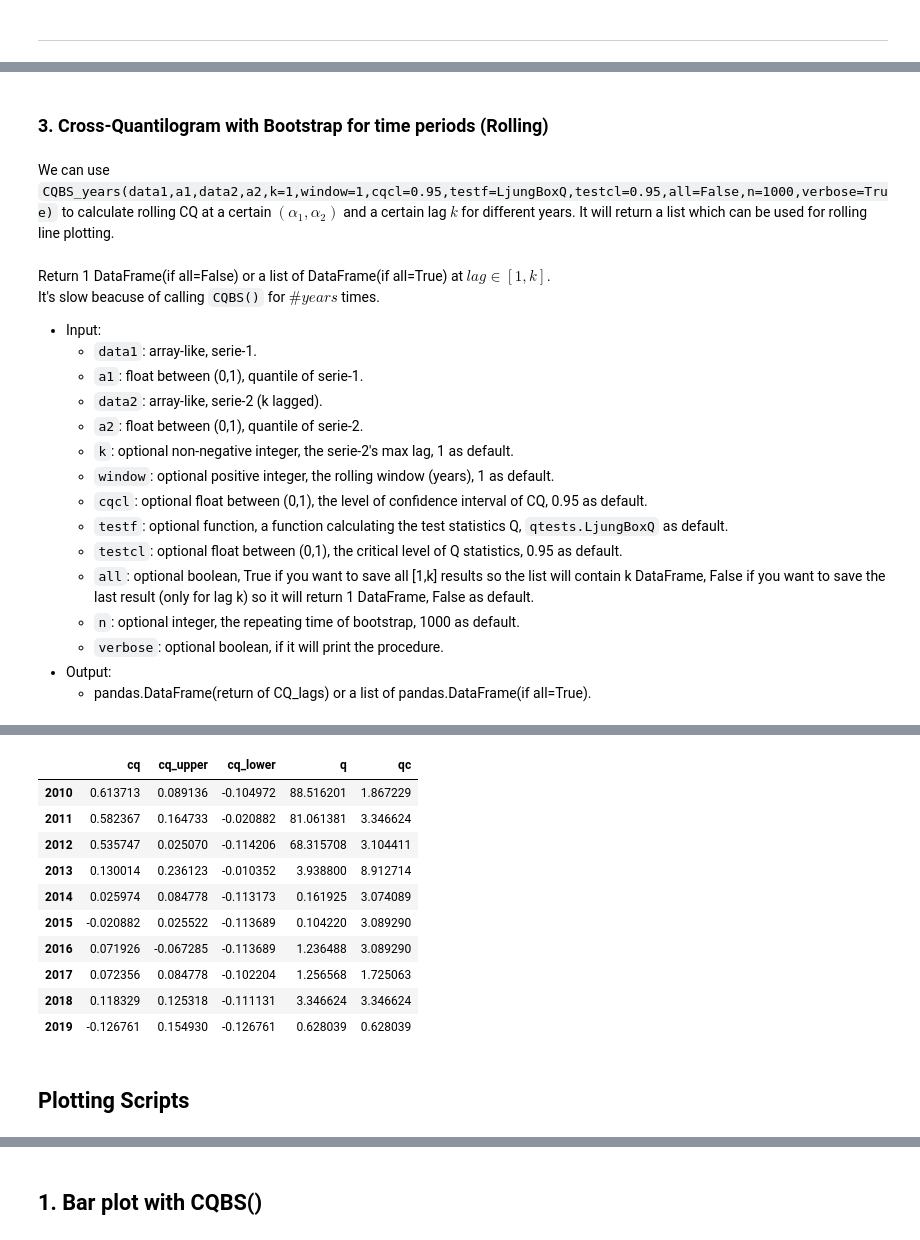
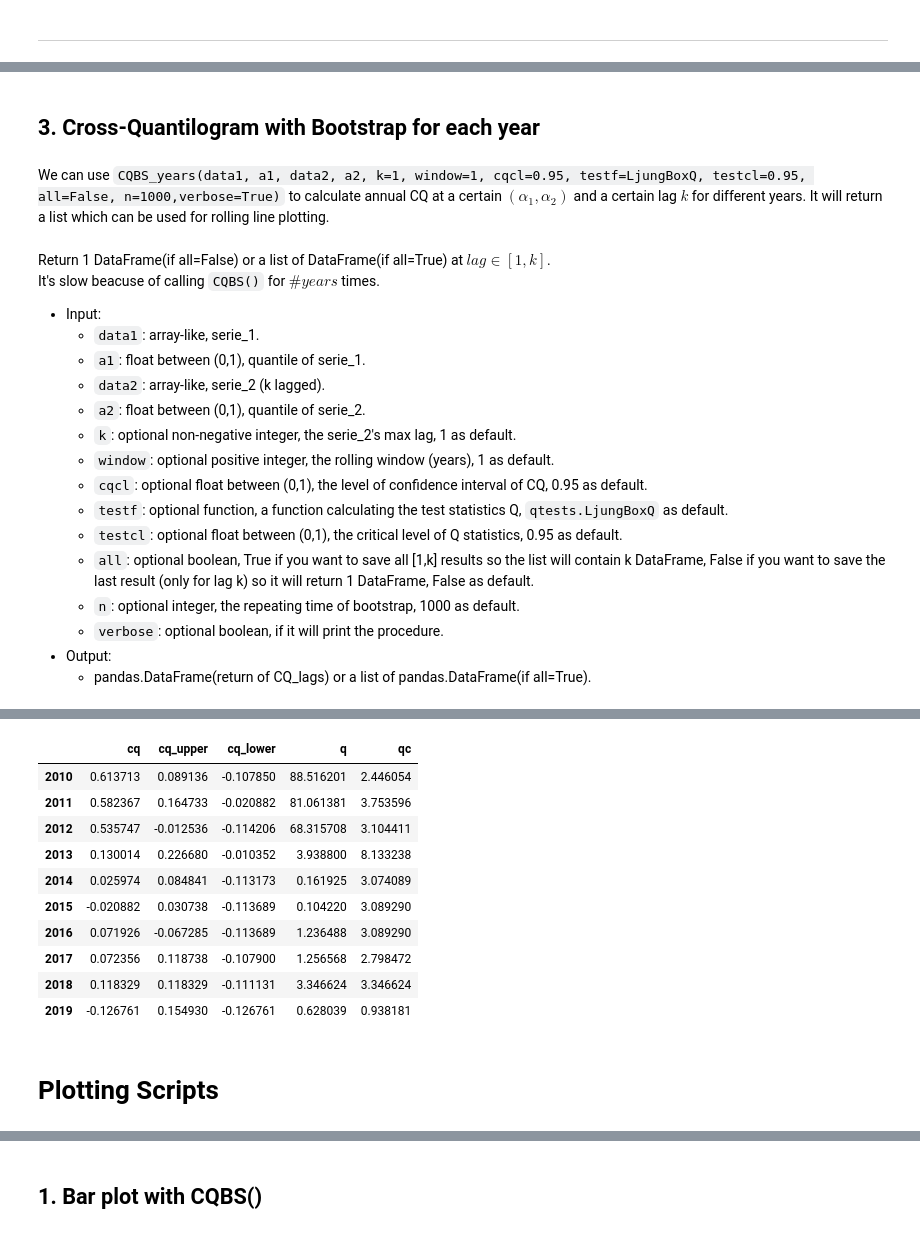
Before and after one commit to wangys96/Cross-Quantilogram, a Jupyter notebook: docs/User Guide.ipynb, the cells around one changed output, grey strips where cells are left out. Saved outputs shown, nothing was run; the diff lists cells and outputs as text; code cells hidden in the pictures.

```diff
--- a/docs/User Guide.ipynb
+++ b/docs/User Guide.ipynb
@@ -9,7 +7,7 @@ import matplotlib.ticker as ticker
 import time
 # %%
-d1=pd.read_pickle("ReturnData/sgold.pkl")
-d2=pd.read_pickle("ReturnData/cgold.pkl")
+d1=pd.read_pickle("../data/sgold.pkl")
+d2=pd.read_pickle("../data/cgold.pkl")
 # %%
 import CrossQuantilogram as cq
 # %% [markdown]
@@ -203,17 +199,17 @@ array([[{'cq': 0.2971576227390181, 'cq_upper': 0.06976744186046516, 'cq_lower':
       dtype=object)
 # %% [markdown]
-### 3. Cross-Quantilogram with Bootstrap for time periods (Rolling)
+## 3. Cross-Quantilogram with Bootstrap for each year
 # %% [markdown]
-We can use `CQBS_years(data1,a1,data2,a2,k=1,window=1,cqcl=0.95,testf=LjungBoxQ,testcl=0.95,all=False,n=1000,verbose=True)` to calculate rolling CQ at a certain $(\alpha_1,\alpha_2)$ and a certain lag $k$ for different years. It will return a list which can be used for rolling line plotting.
+We can use `CQBS_years(data1, a1, data2, a2, k=1, window=1, cqcl=0.95, testf=LjungBoxQ, testcl=0.95, all=False, n=1000,verbose=True)` to calculate annual CQ at a certain $(\alpha_1,\alpha_2)$ and a certain lag $k$ for different years. It will return a list which can be used for rolling line plotting.
 # %% [markdown]
 Return 1 DataFrame(if all=False) or a list of DataFrame(if all=True) at $lag∈[1,k]$.<br>
 It's slow beacuse of calling `CQBS()` for $\#years$ times.
 * Input:
-    * `data1`: array-like, serie-1.
-    * `a1`: float between (0,1), quantile of serie-1.
-    * `data2`: array-like, serie-2 (k lagged).
-    * `a2`: float between (0,1), quantile of serie-2.
-    * `k`: optional non-negative integer, the serie-2's max lag, 1 as default.
+    * `data1`: array-like, serie_1.
+    * `a1`: float between (0,1), quantile of serie_1.
+    * `data2`: array-like, serie_2 (k lagged).
+    * `a2`: float between (0,1), quantile of serie_2.
+    * `k`: optional non-negative integer, the serie_2's max lag, 1 as default.
     * `window`: optional positive integer, the rolling window (years), 1 as default.
     * `cqcl`: optional float between (0,1), the level of confidence interval of CQ, 0.95 as default.
     * `testf`: optional function, a function calculating the test statistics Q, `qtests.LjungBoxQ` as default.
@@ -225,9 +221,7 @@ It's slow beacuse of calling `CQBS()` for $\#years$ times.
 * Output:
     * pandas.DataFrame(return of CQ_lags) or a list of pandas.DataFrame(if all=True).
 # %%
-t1=time.time()
-res3=cq.CQBS_years(d1["day"],0.1,d2["day"],0.1,k=1,window=1,cqcl=0.95,testcl=0.95,all=False,n=1000,verbose=True)
-print("time cost: {}s".format(time.time()-t1))
-res3
+%%time
+cq.CQBS_years(d1["day"],0.1,d2["day"],0.1,k=1,window=1,cqcl=0.95,testcl=0.95,all=False,n=1000,verbose=True)
 # %% [output]
 Bootstraping CQ done
@@ -235,14 +229,14 @@ time cost: 5.075068473815918s
 |  | cq | cq_upper | cq_lower | q | qc |
-| 2010 | 0.613713 | 0.089136 | -0.104972 | 88.516201 | 1.867229 |
-| 2011 | 0.582367 | 0.164733 | -0.020882 | 81.061381 | 3.346624 |
-| 2012 | 0.535747 | 0.025070 | -0.114206 | 68.315708 | 3.104411 |
-| 2013 | 0.130014 | 0.236123 | -0.010352 | 3.938800 | 8.912714 |
-| 2014 | 0.025974 | 0.084778 | -0.113173 | 0.161925 | 3.074089 |
-| 2015 | -0.020882 | 0.025522 | -0.113689 | 0.104220 | 3.089290 |
+| 2010 | 0.613713 | 0.089136 | -0.107850 | 88.516201 | 2.446054 |
+| 2011 | 0.582367 | 0.164733 | -0.020882 | 81.061381 | 3.753596 |
+| 2012 | 0.535747 | -0.012536 | -0.114206 | 68.315708 | 3.104411 |
+| 2013 | 0.130014 | 0.226680 | -0.010352 | 3.938800 | 8.133238 |
+| 2014 | 0.025974 | 0.084841 | -0.113173 | 0.161925 | 3.074089 |
+| 2015 | -0.020882 | 0.030738 | -0.113689 | 0.104220 | 3.089290 |
 | 2016 | 0.071926 | -0.067285 | -0.113689 | 1.236488 | 3.089290 |
-| 2017 | 0.072356 | 0.084778 | -0.102204 | 1.256568 | 1.725063 |
-| 2018 | 0.118329 | 0.125318 | -0.111131 | 3.346624 | 3.346624 |
-| 2019 | -0.126761 | 0.154930 | -0.126761 | 0.628039 | 0.628039 |
+| 2017 | 0.072356 | 0.118738 | -0.107900 | 1.256568 | 2.798472 |
+| 2018 | 0.118329 | 0.118329 | -0.111131 | 3.346624 | 3.346624 |
+| 2019 | -0.126761 | 0.154930 | -0.126761 | 0.628039 | 0.938181 |
 # %% [markdown]
-## Plotting Scripts
+# Plotting Scripts
 # %% [markdown]
```
Also changed, not shown: parts of 41 cells of this notebook, 16 other files.
